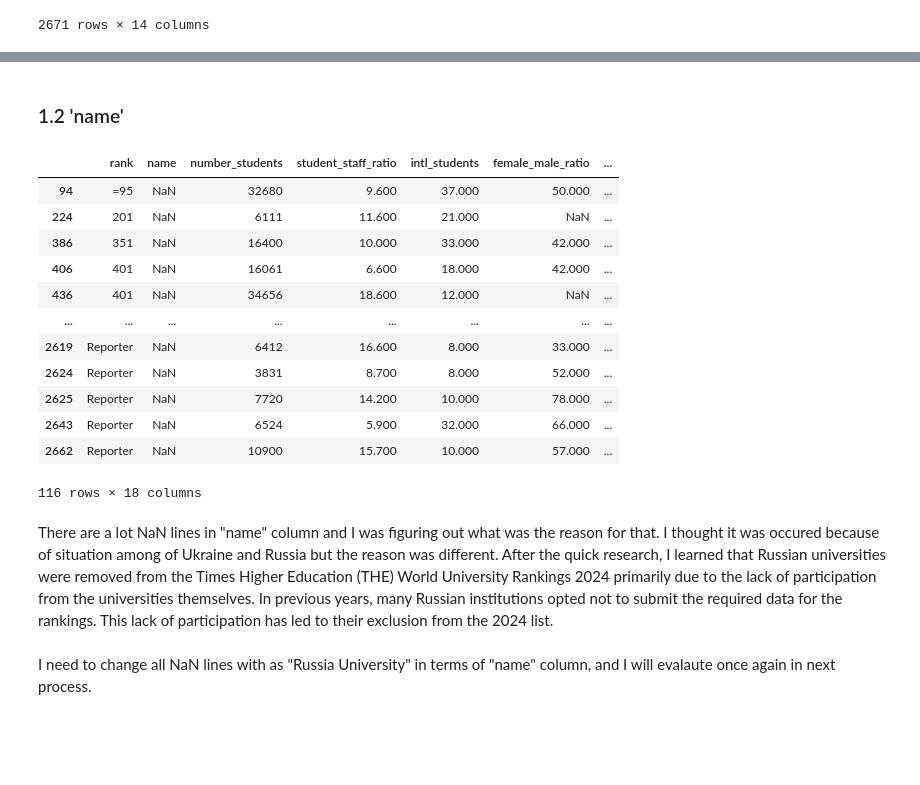
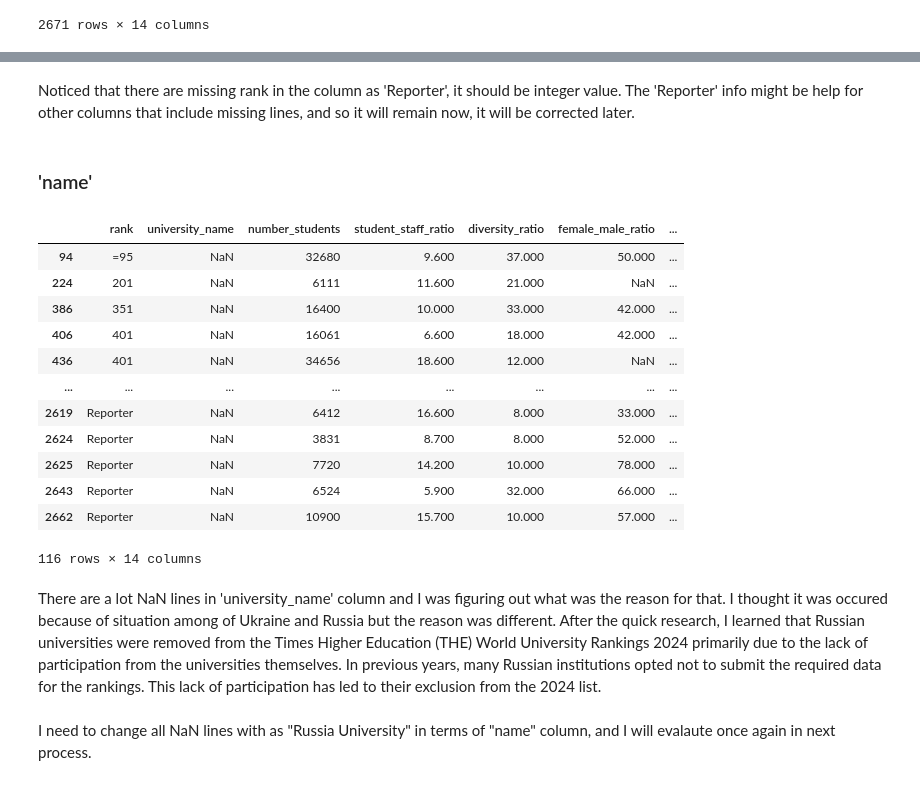
Before and after one commit to MEnesAkpinar/World-University-Ranking-Project, a Jupyter notebook: EDA_world_university_ranking_jupyter.ipynb, the cells around one changed output, grey strips where cells are left out. Saved outputs shown, nothing was run; the diff lists cells and outputs as text; code cells hidden in the pictures; blank space fills up the shorter version.

```diff
--- a/EDA_world_university_ranking_jupyter.ipynb
+++ b/EDA_world_university_ranking_jupyter.ipynb
@@ -186,9 +214,11 @@ df
+# %% [markdown]
+Noticed that there are missing rank in the column as 'Reporter', it should be integer value. The 'Reporter' info might be help for other columns that include missing lines, and so it will remain now, it will be corrected later.
 # %% [markdown]
-### 1.2 'name'
+###  'name'
 # %%
-df[df['name'].isnull()]
+df[df['university_name'].isnull()]
 # %% [output]
-|  | rank | name | number_students | student_staff_ratio | intl_students | female_male_ratio | ... |
+|  | rank | university_name | number_students | student_staff_ratio | diversity_ratio | female_male_ratio | ... |
 | 94 | =95 | NaN | 32680 | 9.600 | 37.000 | 50.000 | ... |
 | 224 | 201 | NaN | 6111 | 11.600 | 21.000 | NaN | ... |
 | 386 | 351 | NaN | 16400 | 10.000 | 33.000 | 42.000 | ... |
@@ -200,9 +230,9 @@ df[df['name'].isnull()]
 | 2625 | Reporter | NaN | 7720 | 14.200 | 10.000 | 78.000 | ... |
 | 2643 | Reporter | NaN | 6524 | 5.900 | 32.000 | 66.000 | ... |
 | 2662 | Reporter | NaN | 10900 | 15.700 | 10.000 | 57.000 | ... |
-116 rows × 18 columns
+116 rows × 14 columns
 # %% [markdown]
-There are a lot NaN lines in "name" column and I was figuring out what was the reason for that. I thought it was occured because of situation among of Ukraine and Russia but the reason was different. After the quick research, I learned that Russian universities were removed from the Times Higher Education (THE) World University Rankings 2024 primarily due to the lack of participation from the universities themselves. In previous years, many Russian institutions opted not to submit the required data for the rankings. This lack of participation has led to their exclusion from the 2024 list.
+There are a lot NaN lines in 'university_name' column and I was figuring out what was the reason for that. I thought it was occured because of situation among of Ukraine and Russia but the reason was different. After the quick research, I learned that Russian universities were removed from the Times Higher Education (THE) World University Rankings 2024 primarily due to the lack of participation from the universities themselves. In previous years, many Russian institutions opted not to submit the required data for the rankings. This lack of participation has led to their exclusion from the 2024 list.
 # %% [markdown]
 I need to change all NaN lines with as "Russia University" in terms of "name" column, and I will evalaute once again in next process.
 # %%
```
Also changed, not shown: parts of 52 cells of this notebook, 1 other file.
